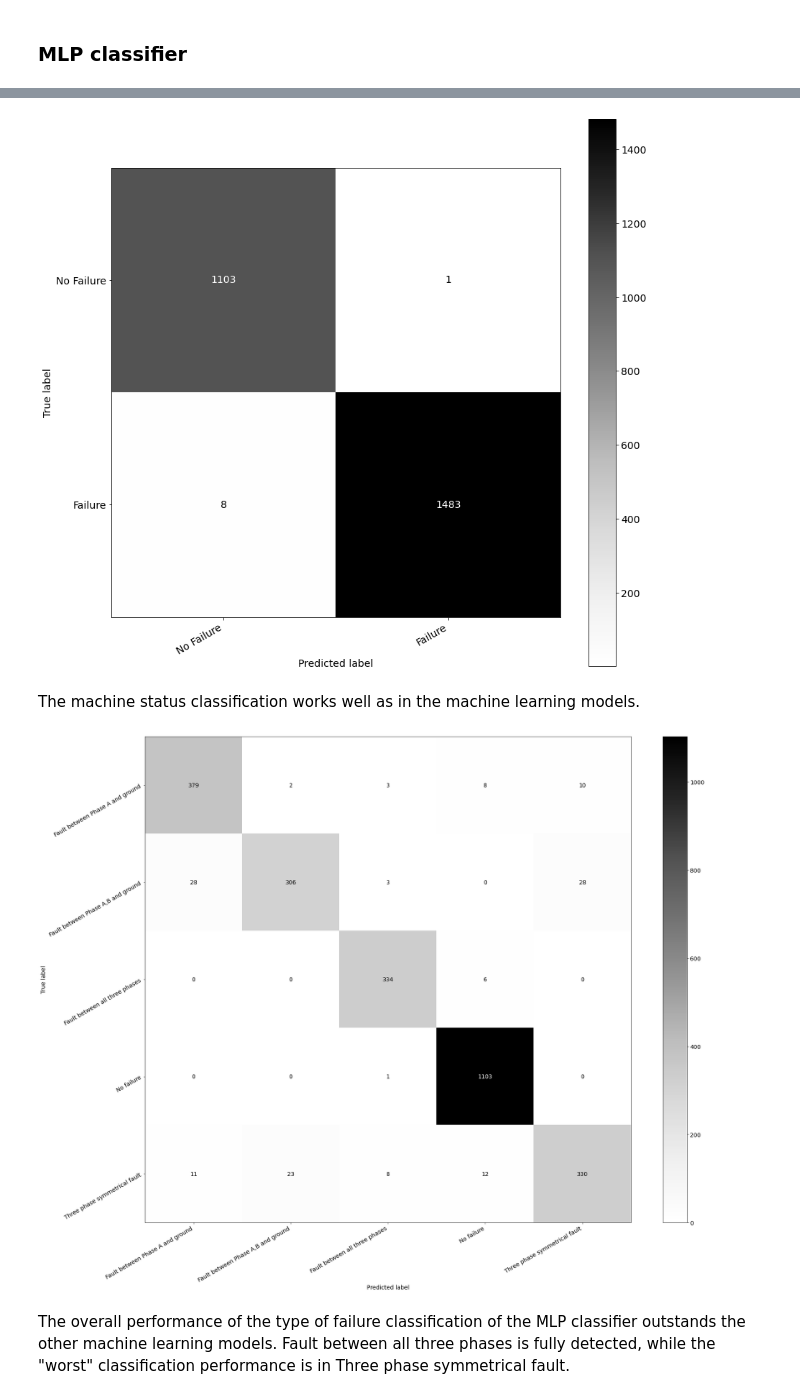
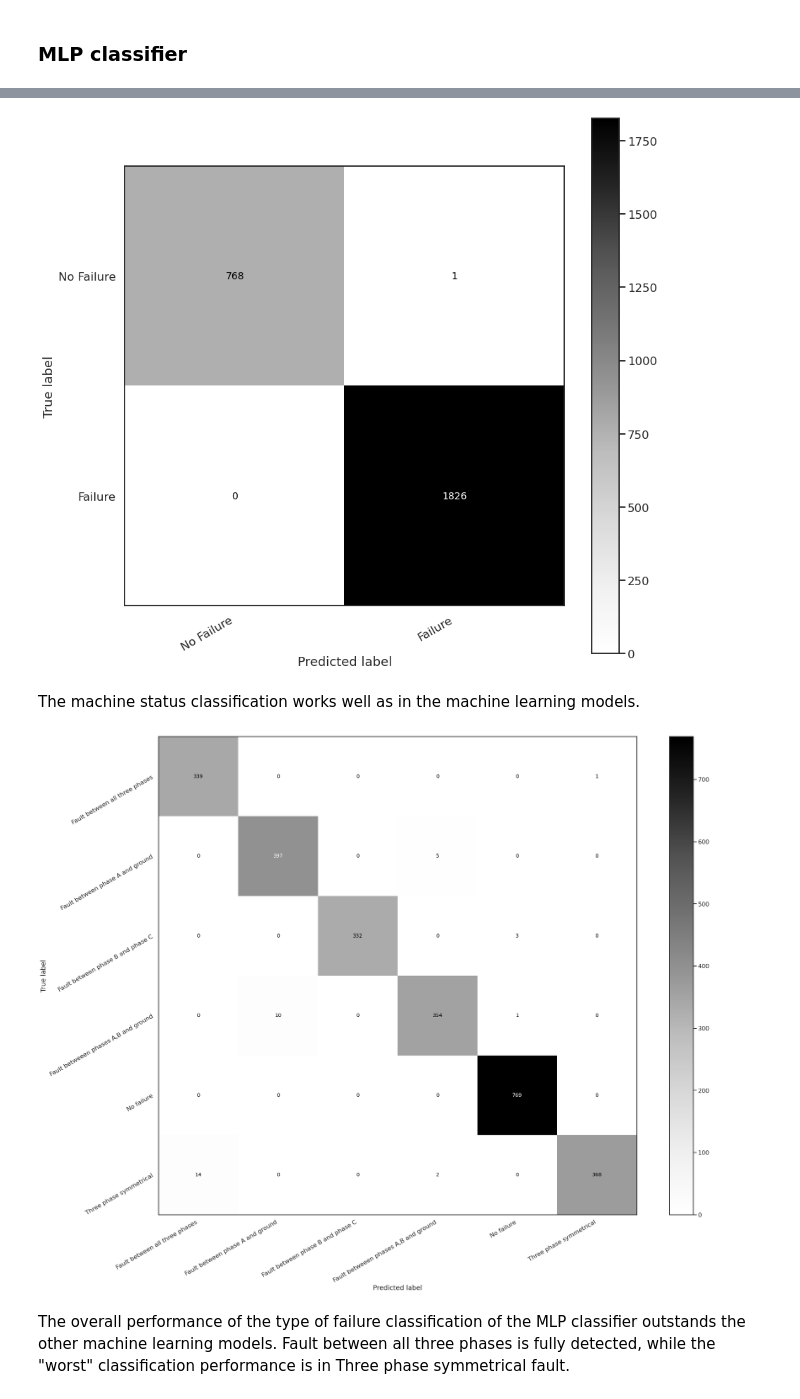
Before and after one commit to NicolaRonzoni/System-for-anomaly-detection, a Jupyter notebook: predictive_maintenance/Electrical_Fault_Classification.ipynb, the cells around one changed output, grey strips where cells are left out. Drawn from its saved outputs; the diff is of its cells as text; code cells hidden in the pictures.

```diff
--- a/predictive_maintenance/Electrical_Fault_Classification.ipynb
+++ b/predictive_maintenance/Electrical_Fault_Classification.ipynb
@@ -81,19 +81,0 @@ plt.savefig('/mnt/c/Users/NicolaRonzoni/OneDrive - BitBang Srl/imagesEF/threepha
-# %%
-TF=ef[ef['Failure Type']==0]
-sns.set_context('talk')
-_ = plt.figure(figsize=(20,7))
-_ = plt.plot(ef["Ib"], color='black', label='working',alpha=0.5)
-_ = plt.plot(TF["Ib"], linestyle='none', marker='X', color='red', markersize=14, label='failure')
-_ = plt.ylabel('Line Current B [A]')
-_ = plt.xlabel('Timestamp')
-_ =plt.legend()
-plt.savefig('/mnt/c/Users/NicolaRonzoni/OneDrive - BitBang Srl/imagesEF/faultbetweenphaseaandgroundEF.png')
-TF=ef[ef['Failure Type']==1]
-sns.set_context('talk')
-_ = plt.figure(figsize=(20,7))
-_ = plt.plot(ef["Ic"], color='black', label='working',alpha=0.5)
-_ = plt.plot(TF["Ic"], linestyle='none', marker='X', color='red', markersize=14, label='failure')
-_ = plt.ylabel('Line Current C [A]')
-_ = plt.xlabel('Timestamp')
-_ =plt.legend()
-plt.savefig('/mnt/c/Users/NicolaRonzoni/OneDrive - BitBang Srl/imagesEF/faultbetweenphaseabandgroundEF.png')
@@ -374,14 +353,14 @@ Test F1-score (Machine Status) :  99.7 %
 confusion_machine_status(split[5],y_pred_test,)
 plt.savefig('/mnt/c/Users/NicolaRonzoni/OneDrive - BitBang Srl/imagesEF/nnmachinestatusEF.png')
 # %% [output]
-[figure, old version]
+[figure, new version]
 # %% [markdown]
 The machine status classification works well as in the machine learning models.
 # %%
-confusion_failure_type(split[5],y_pred_test,['Fault between Phase A and ground','Fault between Phase A,B and ground','Fault between all three phases','No failure','Three phase symmetrical fault'])
+confusion_failure_type(split[5],y_pred_test,['Fault between all three phases','Fault between phase A and ground','Fault between phase B and phase C','Fault betweeen phases A,B and ground','No failure','Three phase symmetrical'])
 plt.savefig('/mnt/c/Users/NicolaRonzoni/OneDrive - BitBang Srl/imagesEF/nnfailuretypeEF.png')
 # %% [output]
-[figure, old version]
+[figure, new version]
 # %% [markdown]
 The overall performance of the type of failure classification of the MLP classifier outstands the other machine learning models. Fault between all three phases is fully detected, while the "worst" classification performance is in Three phase symmetrical fault.
 # %% [markdown]
```
Also changed, not shown: parts of 29 cells of this notebook, 2 other files.
